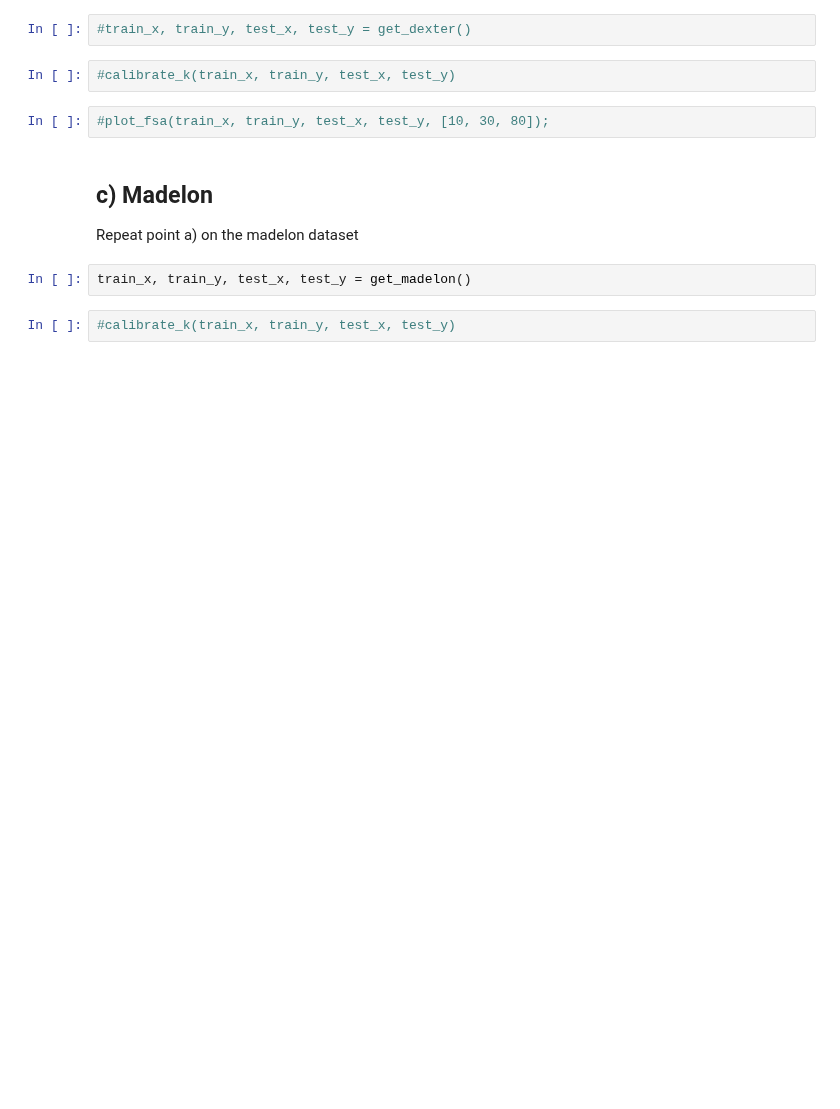
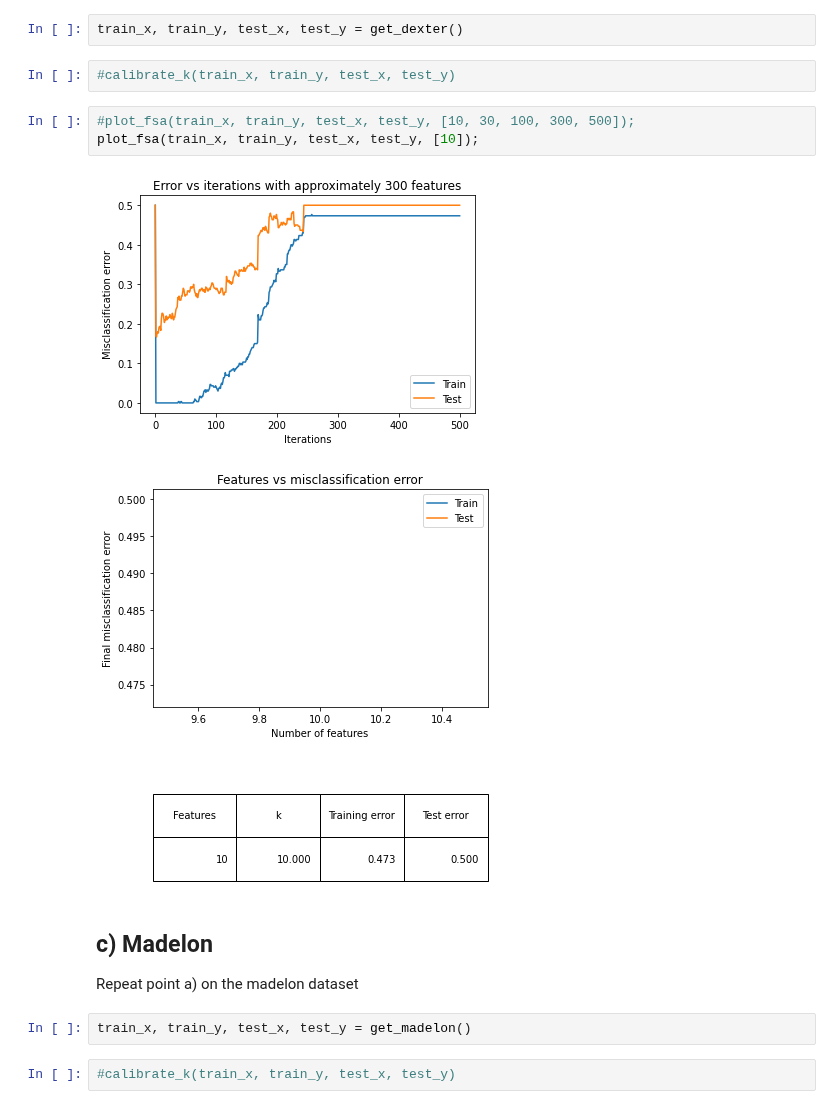
Before and after one commit to Kosaro/MachineLearningAssignments, a Jupyter notebook: FSA.ipynb, the cells around one changed output. Cells and saved outputs as stored; diff of their text form; blank space fills up the shorter version.

```diff
--- a/FSA.ipynb
+++ b/FSA.ipynb
@@ -212,11 +217,15 @@ and the values of λ.
 ## b) Dexter
 Repeat point a) on the dexter dataset
 # %%
-#train_x, train_y, test_x, test_y = get_dexter()
+train_x, train_y, test_x, test_y = get_dexter()
 # %%
 #calibrate_k(train_x, train_y, test_x, test_y)
 # %%
-#plot_fsa(train_x, train_y, test_x, test_y, [10, 30, 80]);
+#plot_fsa(train_x, train_y, test_x, test_y, [10, 30, 100, 300, 500]);
+plot_fsa(train_x, train_y, test_x, test_y, [10]);
+# %% [output]
+[figure, added]
+[figure, added]
 # %% [markdown]
 ## c) Madelon
 Repeat point a) on the madelon dataset
```
Also changed, not shown: parts of 3 cells of this notebook.
